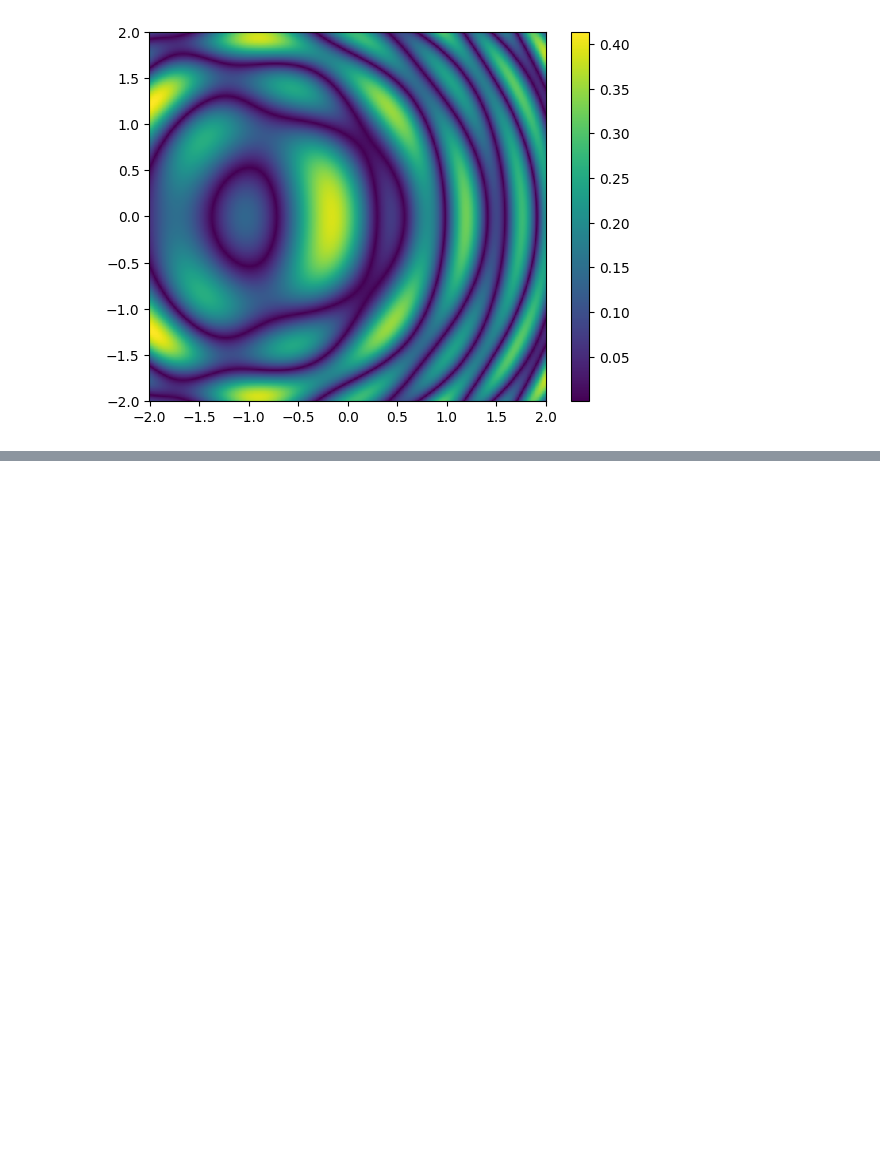
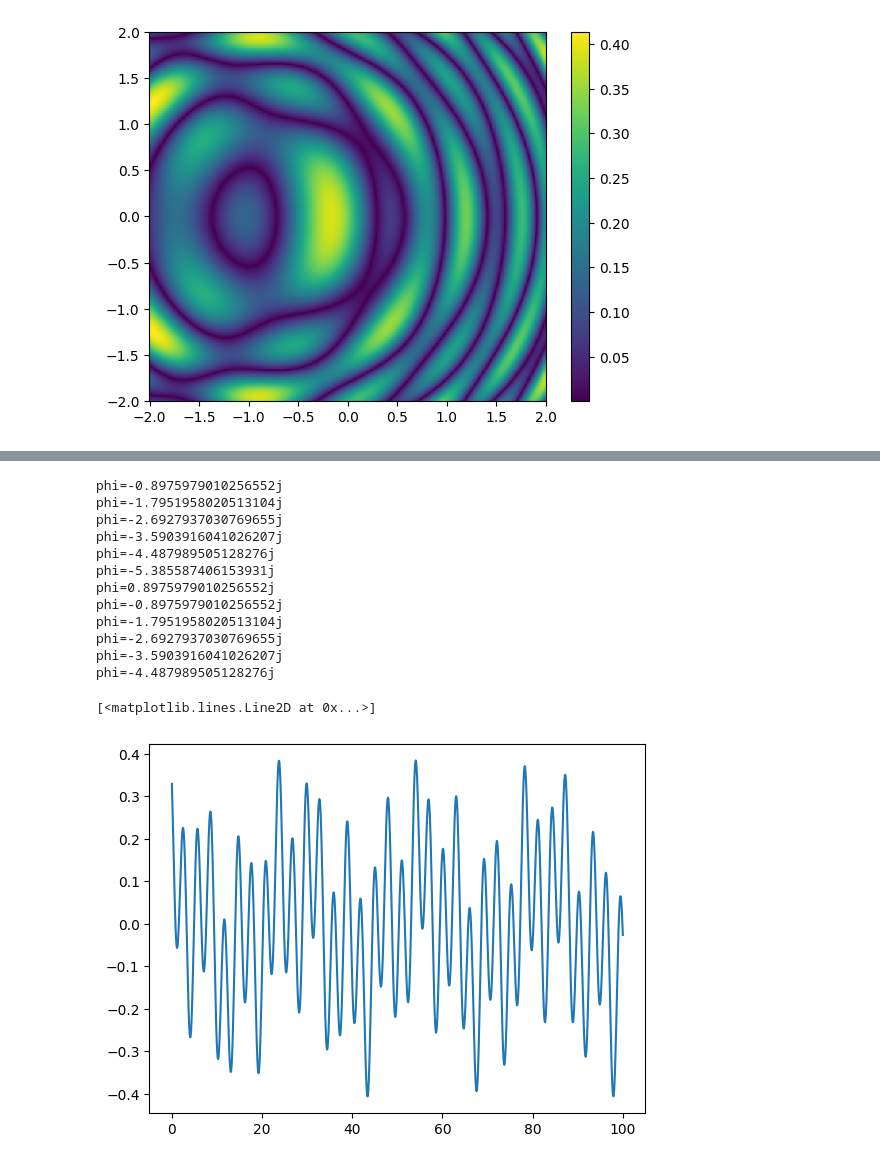
Before and after one commit to henhen724/GS_algorithm, a Jupyter notebook: plotGreensFunctions.ipynb, the cells around one changed output, grey strips where cells are left out. Drawn from its saved outputs; the diff is of its cells as text; code cells hidden in the pictures; blank space fills up the shorter version.

```diff
--- a/plotGreensFunctions.ipynb
+++ b/plotGreensFunctions.ipynb
@@ -84,0 +129,25 @@ plt.colorbar()
+# %%
+y_squared = np.linspace(0.0, 100.0, 2000)
+R = np.array([[np.zeros(2000)],[np.sqrt(y_squared)]])
+
+M = 2
+N = 7
+eta = 0
+
+E_prime = G_eta(R, [1.0, 0.0], -1j*M*np.pi/N, 1.0, N, eta) + G_eta(R, [1.0, 0.0], 1j*M*np.pi/N, 1.0, N, eta)
+plt.plot(y_squared, np.real(E_prime[0]))
+# %% [output]
+phi=-0.8975979010256552j
+phi=-1.7951958020513104j
+phi=-2.6927937030769655j
+phi=-3.5903916041026207j
+phi=-4.487989505128276j
+phi=-5.385587406153931j
+phi=0.8975979010256552j
+phi=-0.8975979010256552j
+phi=-1.7951958020513104j
+phi=-2.6927937030769655j
+phi=-3.5903916041026207j
+phi=-4.487989505128276j
+[<matplotlib.lines.Line2D at 0x...>]
+[figure, added]
```
Also changed, not shown: parts of 7 cells of this notebook.
